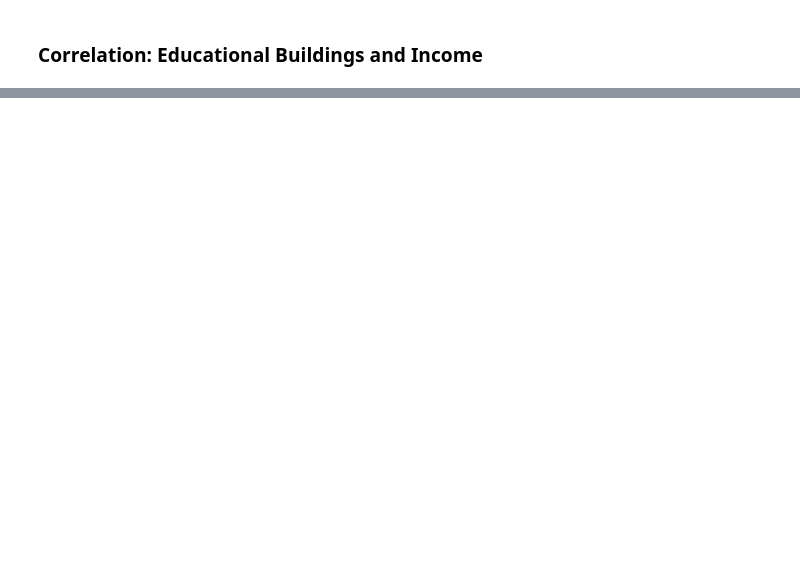
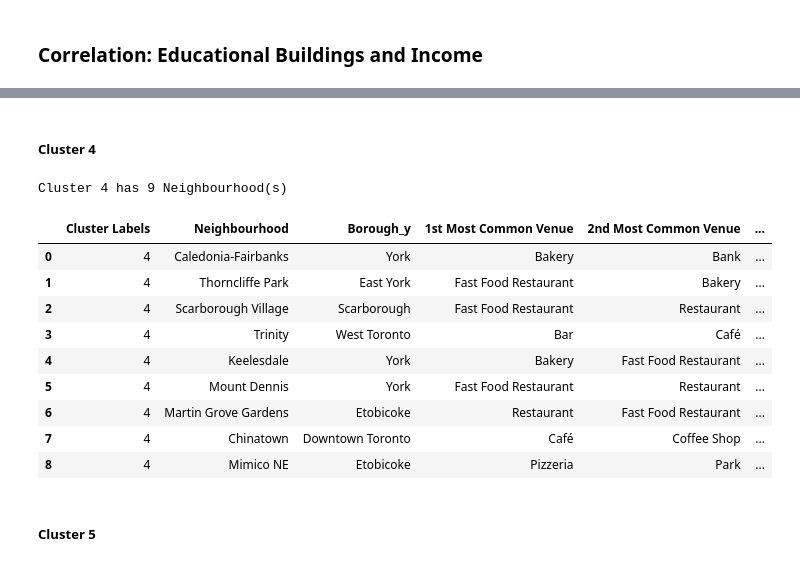
Before and after one commit to Sujeev-Uthayakumar/clustering-navigation, a Jupyter notebook: src/index.ipynb, the cells around one changed output, grey strips where cells are left out. Saved outputs shown, nothing was run; the diff lists cells and outputs as text; code cells hidden in the pictures; blank space fills up the shorter version.

```diff
--- a/src/index.ipynb
+++ b/src/index.ipynb
@@ -358,0 +475,18 @@ map_clusters_2
+# %% [markdown]
+<h5><b>Cluster 4</b></h5>
+# %%
+display_cluster(4)
+# %% [output]
+Cluster 4 has 9 Neighbourhood(s)
+|  | Cluster Labels | Neighbourhood | Borough_y | 1st Most Common Venue | 2nd Most Common Venue | ... |
+| 0 | 4 | Caledonia-Fairbanks | York | Bakery | Bank | ... |
+| 1 | 4 | Thorncliffe Park | East York | Fast Food Restaurant | Bakery | ... |
+| 2 | 4 | Scarborough Village | Scarborough | Fast Food Restaurant | Restaurant | ... |
+| 3 | 4 | Trinity | West Toronto | Bar | Café | ... |
+| 4 | 4 | Keelesdale | York | Bakery | Fast Food Restaurant | ... |
+| 5 | 4 | Mount Dennis | York | Fast Food Restaurant | Restaurant | ... |
+| 6 | 4 | Martin Grove Gardens | Etobicoke | Restaurant | Fast Food Restaurant | ... |
+| 7 | 4 | Chinatown | Downtown Toronto | Café | Coffee Shop | ... |
+| 8 | 4 | Mimico NE | Etobicoke | Pizzeria | Park | ... |
+# %% [markdown]
+<h5><b>Cluster 5</b></h5>
```
Also changed, not shown: parts of 21 cells of this notebook.
